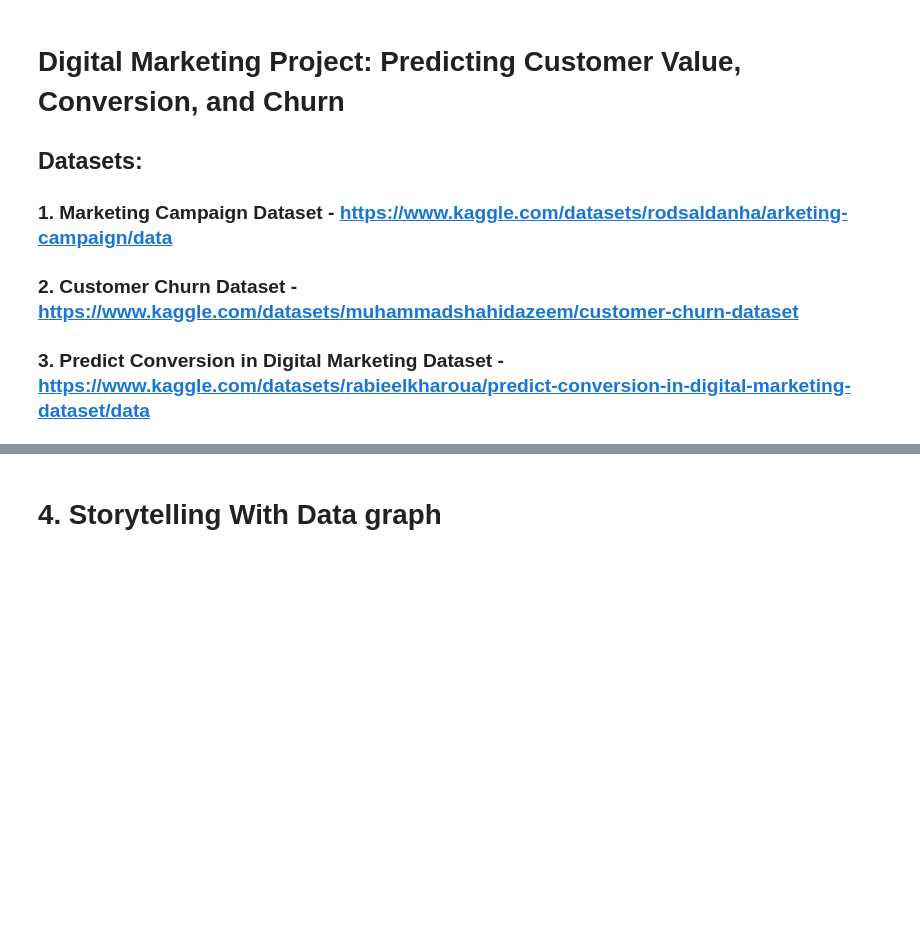
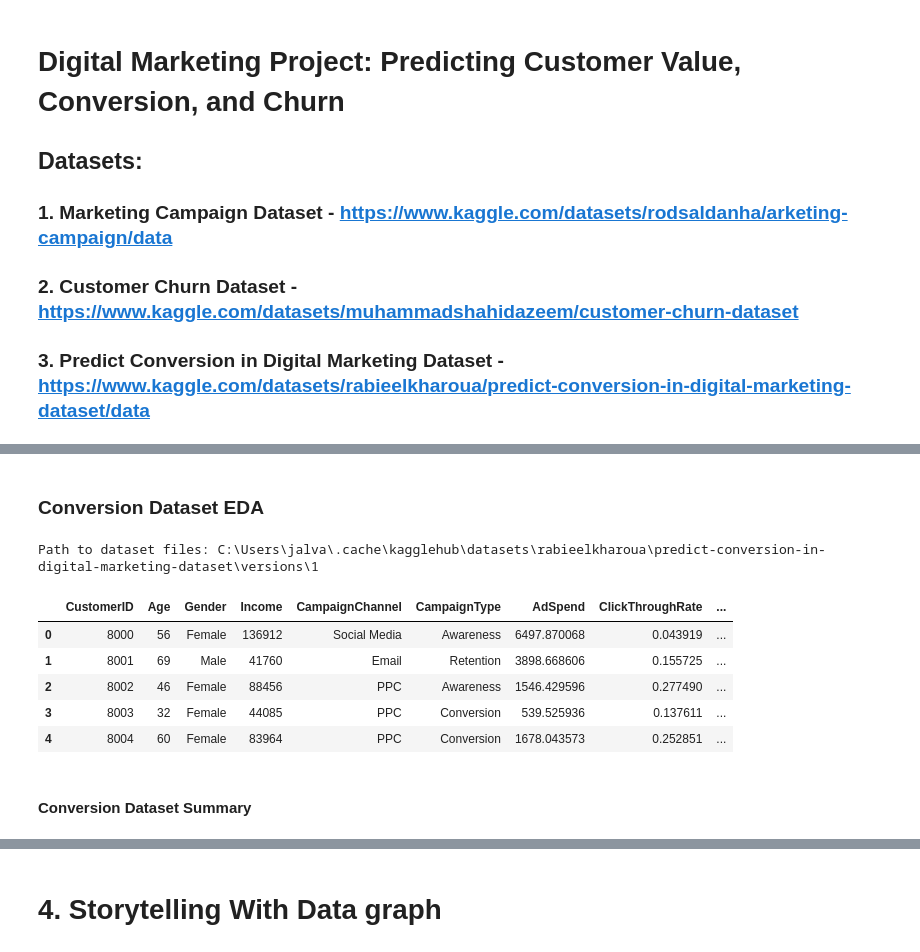
Before and after one commit to JakeOrionBU/milestone-3-hw, a Jupyter notebook: Week 2/OMDS-ModB2-Week2-Alvarez-Jake.ipynb, the cells around one changed output, grey strips where cells are left out. Saved outputs shown, nothing was run; the diff lists cells and outputs as text; code cells hidden in the pictures; blank space fills up the shorter version.

```diff
--- a/Week 2/OMDS-ModB2-Week2-Alvarez-Jake.ipynb
+++ b/Week 2/OMDS-ModB2-Week2-Alvarez-Jake.ipynb
@@ -66,0 +320,26 @@ Please make sure you are authenticated if you are trying to access a private res
+# %% [markdown]
+### Conversion Dataset EDA
+# %%
+# import predict conversion dataset from Kaggle
+predict_conversion_dataset_path = kagglehub.dataset_download("rabieelkharoua/predict-conversion-in-digital-marketing-dataset")
+
+print("Path to dataset files:", predict_conversion_dataset_path)
+
+# Define the path to the dataset file
+predict_conversion_dataset_path_to_file = os.path.join(predict_conversion_dataset_path, "digital_marketing_campaign_dataset.csv")
+
+# Load the dataset
+predict_conversion_dataset_raw = pd.read_csv(predict_conversion_dataset_path_to_file)
+
+# Preview the data
+predict_conversion_dataset_raw.head()
+# %% [output]
+Path to dataset files: C:\Users\jalva\.cache\kagglehub\datasets\rabieelkharoua\predict-conversion-in-digital-marketing-dataset\versions\1
+|  | CustomerID | Age | Gender | Income | CampaignChannel | CampaignType | AdSpend | ClickThroughRate | ... |
+| 0 | 8000 | 56 | Female | 136912 | Social Media | Awareness | 6497.870068 | 0.043919 | ... |
+| 1 | 8001 | 69 | Male | 41760 | Email | Retention | 3898.668606 | 0.155725 | ... |
+| 2 | 8002 | 46 | Female | 88456 | PPC | Awareness | 1546.429596 | 0.277490 | ... |
+| 3 | 8003 | 32 | Female | 44085 | PPC | Conversion | 539.525936 | 0.137611 | ... |
+| 4 | 8004 | 60 | Female | 83964 | PPC | Conversion | 1678.043573 | 0.252851 | ... |
+# %% [markdown]
+#### Conversion Dataset Summary
```
Also changed, not shown: parts of 23 cells of this notebook.
